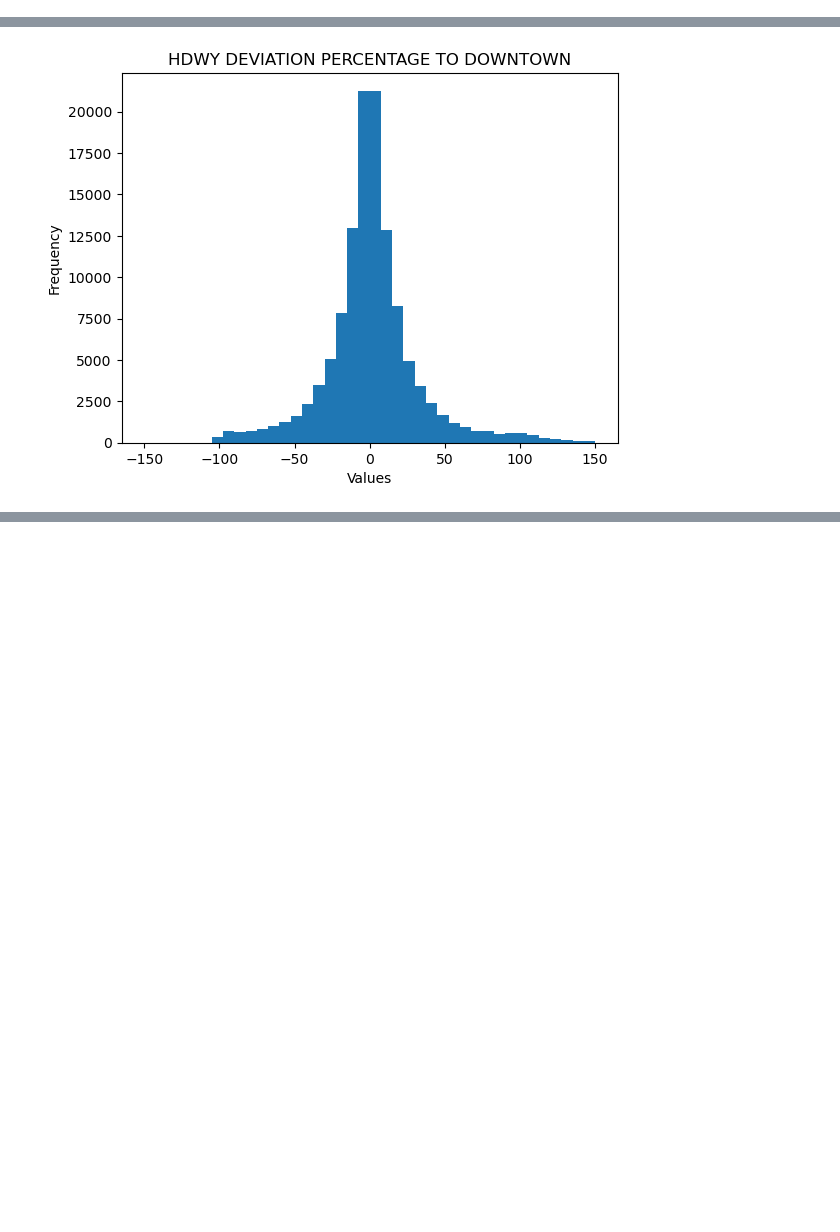
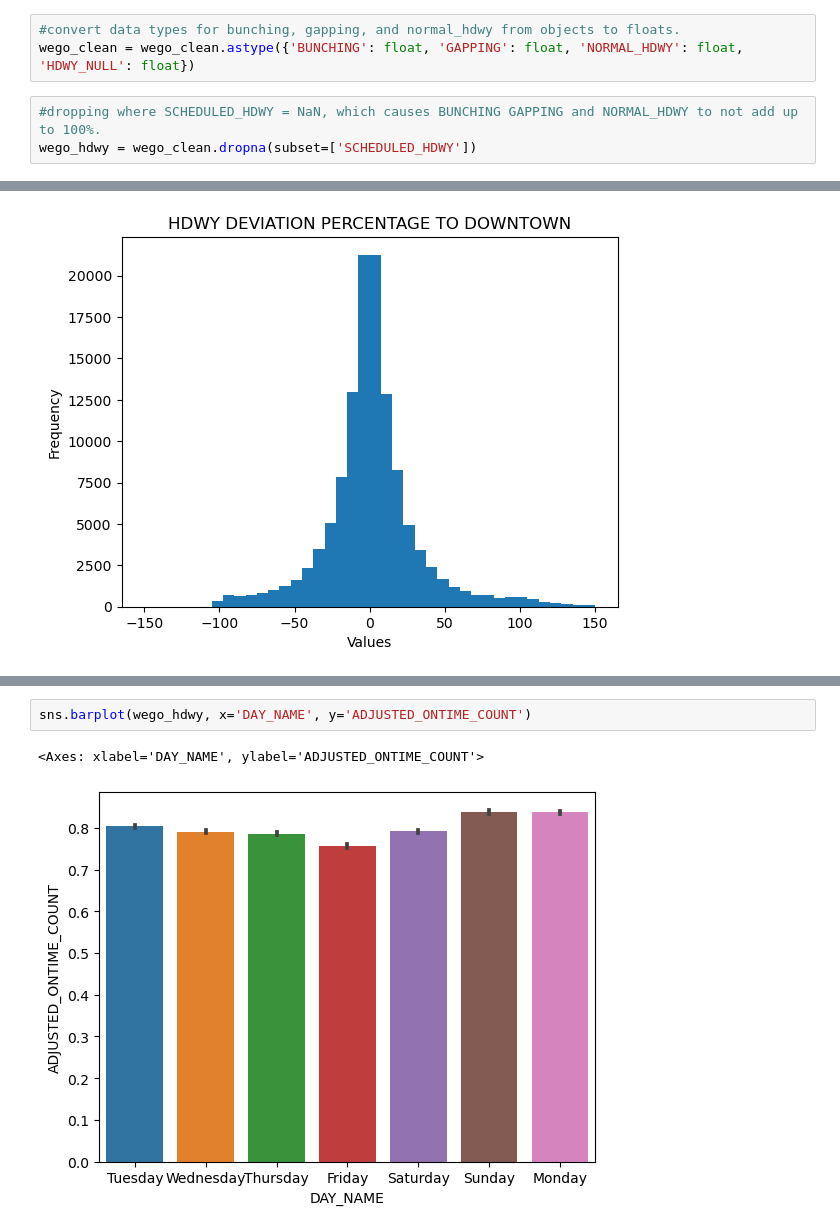
Before and after one commit to NSS-Data-Analytics-Cohort-11/wego-boomers, a Jupyter notebook: notebooks/WeGo_data.ipynb, the cells around one changed output, grey strips where cells are left out. Saved outputs shown, nothing was run; the diff lists cells and outputs as text; blank space fills up the shorter version.

```diff
--- a/notebooks/WeGo_data.ipynb
+++ b/notebooks/WeGo_data.ipynb
@@ -496,3 +460,9 @@ memory usage: 34.4+ MB
+# %%
+#convert data types for bunching, gapping, and normal_hdwy from objects to floats.
+wego_clean = wego_clean.astype({'BUNCHING': float, 'GAPPING': float, 'NORMAL_HDWY': float, 'HDWY_NULL': float})
+# %%
+#dropping where SCHEDULED_HDWY = NaN, which causes BUNCHING GAPPING and NORMAL_HDWY to not add up to 100%.
+wego_hdwy = wego_clean.dropna(subset=['SCHEDULED_HDWY'])
 # %% [markdown]
 # Q2 How does direction of travel, route, or location affect the headway and on-time performance?
 # %%
@@ -988,0 +590,5 @@ TypeError: agg function failed [how->mean,dtype->object]
+# %%
+sns.barplot(wego_hdwy, x='DAY_NAME', y='ADJUSTED_ONTIME_COUNT')
+# %% [output]
+<Axes: xlabel='DAY_NAME', ylabel='ADJUSTED_ONTIME_COUNT'>
+[figure, added]
```
Also changed, not shown: parts of 77 cells of this notebook.
